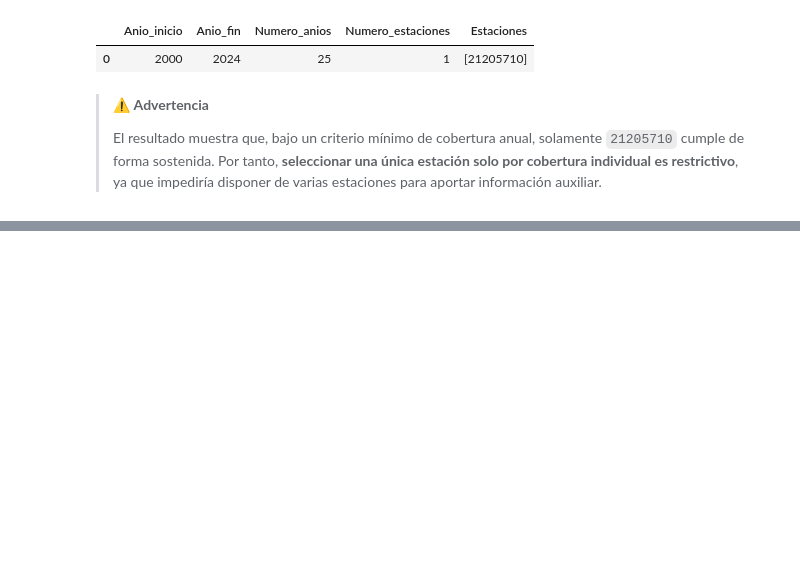
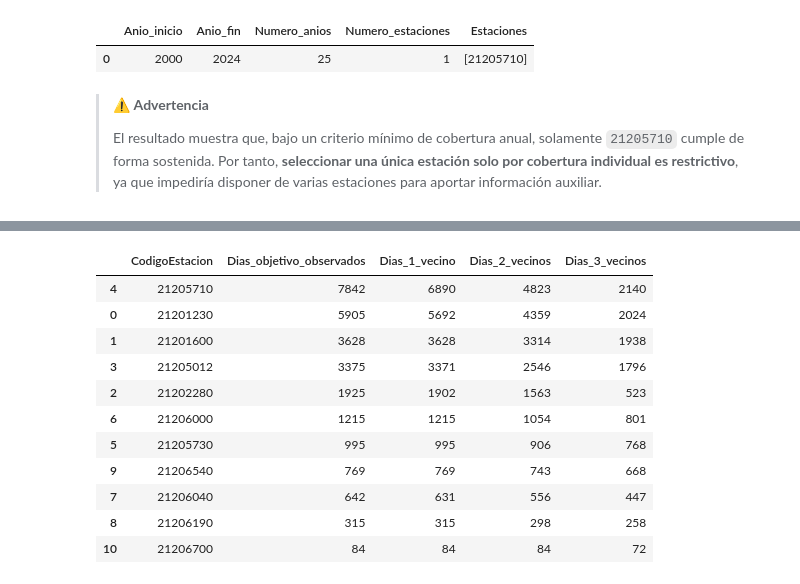
Before and after one commit to Antaesa-01/TFM-Precipitacion, a Jupyter notebook: notebooks/02_Descarga_Precipitaciones_DHIME.ipynb, the cells around one changed output, grey strips where cells are left out. Saved outputs shown, nothing was run; the diff lists cells and outputs as text; code cells hidden in the pictures; blank space fills up the shorter version.

Commit message:
Add files via upload
Se hace el cargue de los Notebooks, así como de la información base o RAW

```diff
--- a/notebooks/02_Descarga_Precipitaciones_DHIME.ipynb
+++ b/notebooks/02_Descarga_Precipitaciones_DHIME.ipynb
@@ -2022,0 +941,39 @@ Se instala `contextily`, librería utilizada únicamente para incorporar un mapa
+# %%
+def resumir_solapamiento(df_matriz):
+    resultados = []
+    estaciones = df_matriz.columns.tolist()
+
+    for estacion in estaciones:
+        vecinos = [codigo for codigo in estaciones if codigo != estacion]
+
+        # Se analizan únicamente las fechas con precipitación conocida
+        # en la estación que se está evaluando como objetivo.
+        dias_objetivo = df_matriz.loc[df_matriz[estacion].notna()]
+        n_vecinos = dias_objetivo[vecinos].notna().sum(axis=1)
+
+        resultados.append({
+            "CodigoEstacion": estacion,
+            "Dias_objetivo_observados": len(dias_objetivo),
+            "Dias_1_vecino": int((n_vecinos >= 1).sum()),
+            "Dias_2_vecinos": int((n_vecinos >= 2).sum()),
+            "Dias_3_vecinos": int((n_vecinos >= 3).sum())
+        })
+
+    return pd.DataFrame(resultados)
+
+
+dias_solapados = resumir_solapamiento(df_wide)
+display(dias_solapados.sort_values("Dias_objetivo_observados", ascending=False))
+# %% [output]
+|  | CodigoEstacion | Dias_objetivo_observados | Dias_1_vecino | Dias_2_vecinos | Dias_3_vecinos |
+| 4 | 21205710 | 7842 | 6890 | 4823 | 2140 |
+| 0 | 21201230 | 5905 | 5692 | 4359 | 2024 |
+| 1 | 21201600 | 3628 | 3628 | 3314 | 1938 |
+| 3 | 21205012 | 3375 | 3371 | 2546 | 1796 |
+| 2 | 21202280 | 1925 | 1902 | 1563 | 523 |
+| 6 | 21206000 | 1215 | 1215 | 1054 | 801 |
+| 5 | 21205730 | 995 | 995 | 906 | 768 |
+| 9 | 21206540 | 769 | 769 | 743 | 668 |
+| 7 | 21206040 | 642 | 631 | 556 | 447 |
+| 8 | 21206190 | 315 | 315 | 298 | 258 |
+| 10 | 21206700 | 84 | 84 | 84 | 72 |
```
Also changed, not shown: parts of 230 cells of this notebook, 27 other files.
